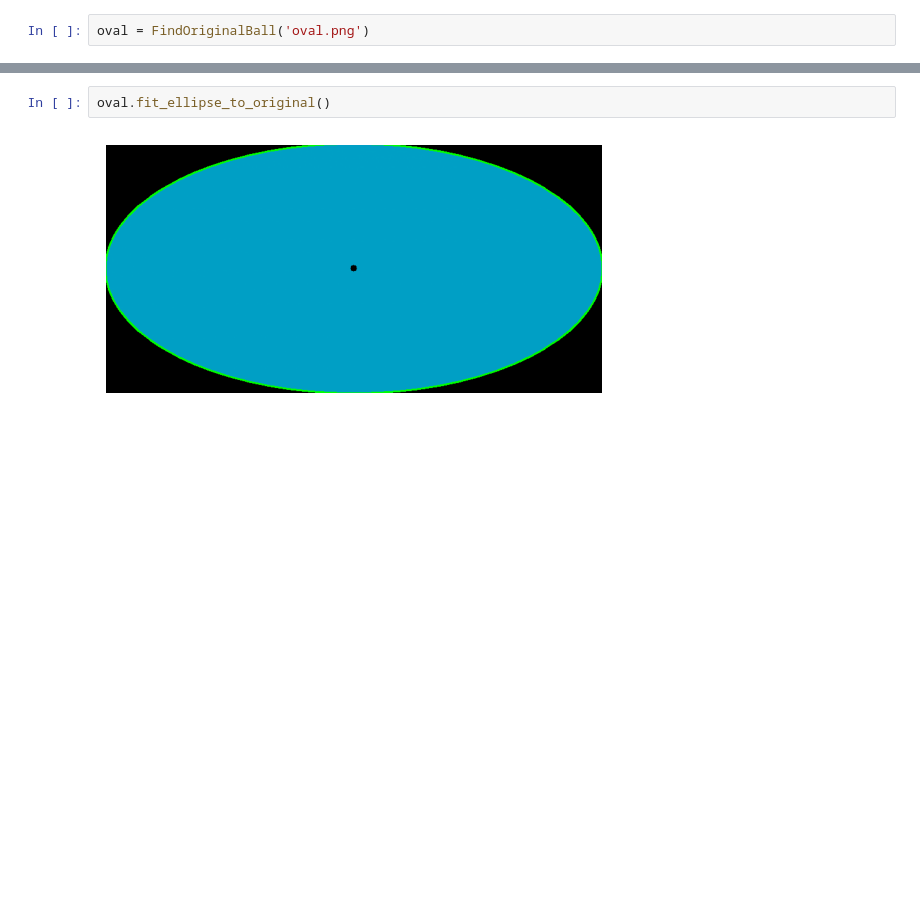
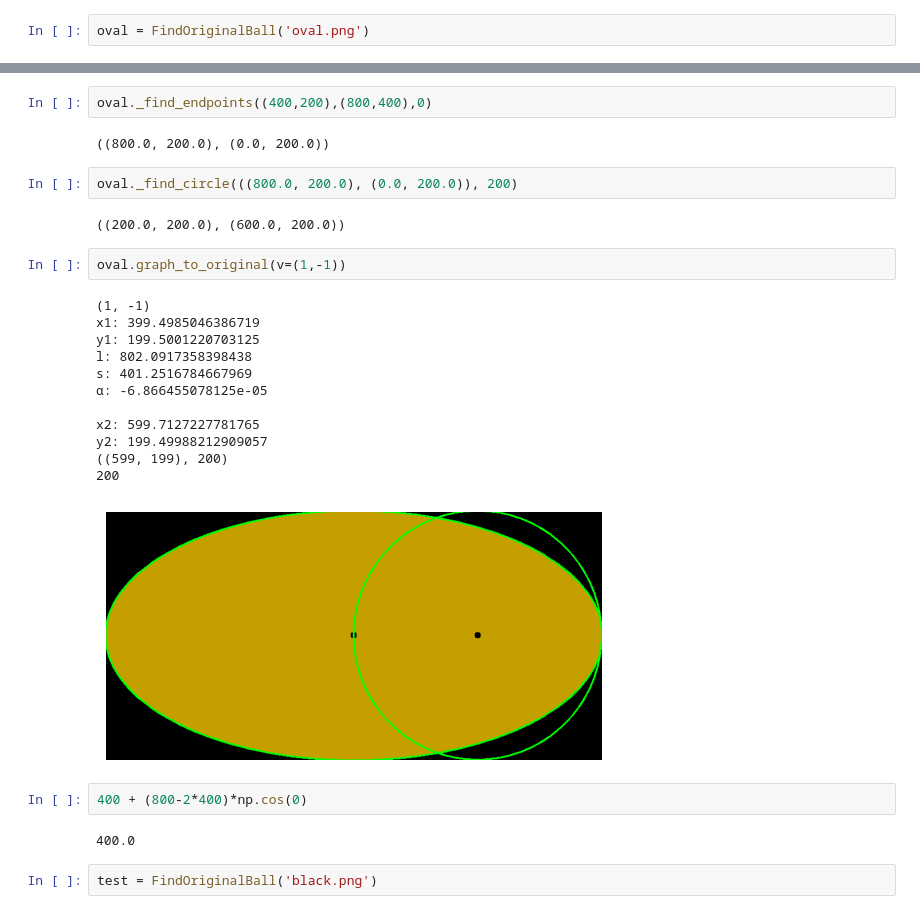
Before and after one commit to Priyanshu4/PingPongTracking, a Jupyter notebook: ballshadow/stuff2.ipynb, the cells around one changed output, grey strips where cells are left out. Drawn from its saved outputs; the diff is of its cells as text; blank space fills up the shorter version.

```diff
--- a/ballshadow/stuff2.ipynb
+++ b/ballshadow/stuff2.ipynb
@@ -94,4 +145,29 @@ y2: 199.52764557276552
-# %%
-oval.fit_ellipse_to_original()
-# %% [output]
-[figure, removed]
+# %%
+oval._find_endpoints((400,200),(800,400),0)
+# %% [output]
+((800.0, 200.0), (0.0, 200.0))
+# %%
+oval._find_circle(((800.0, 200.0), (0.0, 200.0)), 200)
+# %% [output]
+((200.0, 200.0), (600.0, 200.0))
+# %%
+oval.graph_to_original(v=(1,-1))
+# %% [output]
+(1, -1)
+x1: 399.4985046386719
+y1: 199.5001220703125
+l: 802.0917358398438
+s: 401.2516784667969
+α: -6.866455078125e-05
+
+x2: 599.7127227781765
+y2: 199.49988212909057
+((599, 199), 200)
+200
+[figure, added]
+# %%
+400 + (800-2*400)*np.cos(0)
+# %% [output]
+400.0
+# %%
+test = FindOriginalBall('black.png')
```
Also changed, not shown: parts of 11 cells of this notebook, 2 other files.
